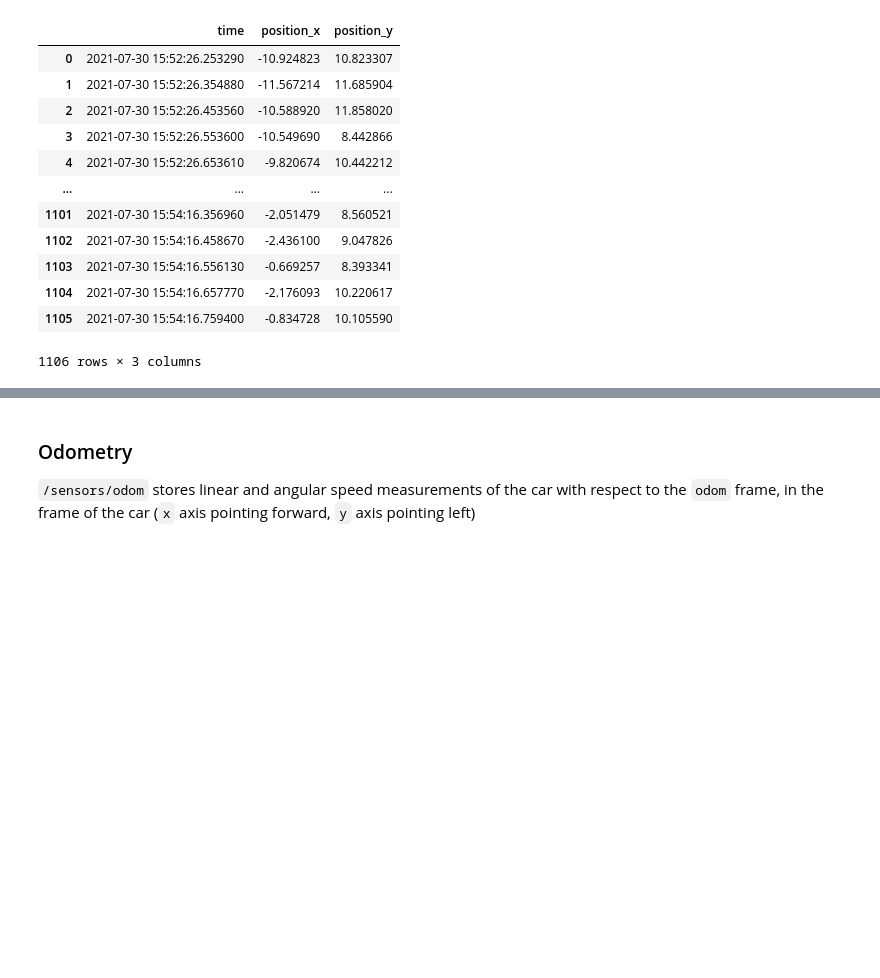
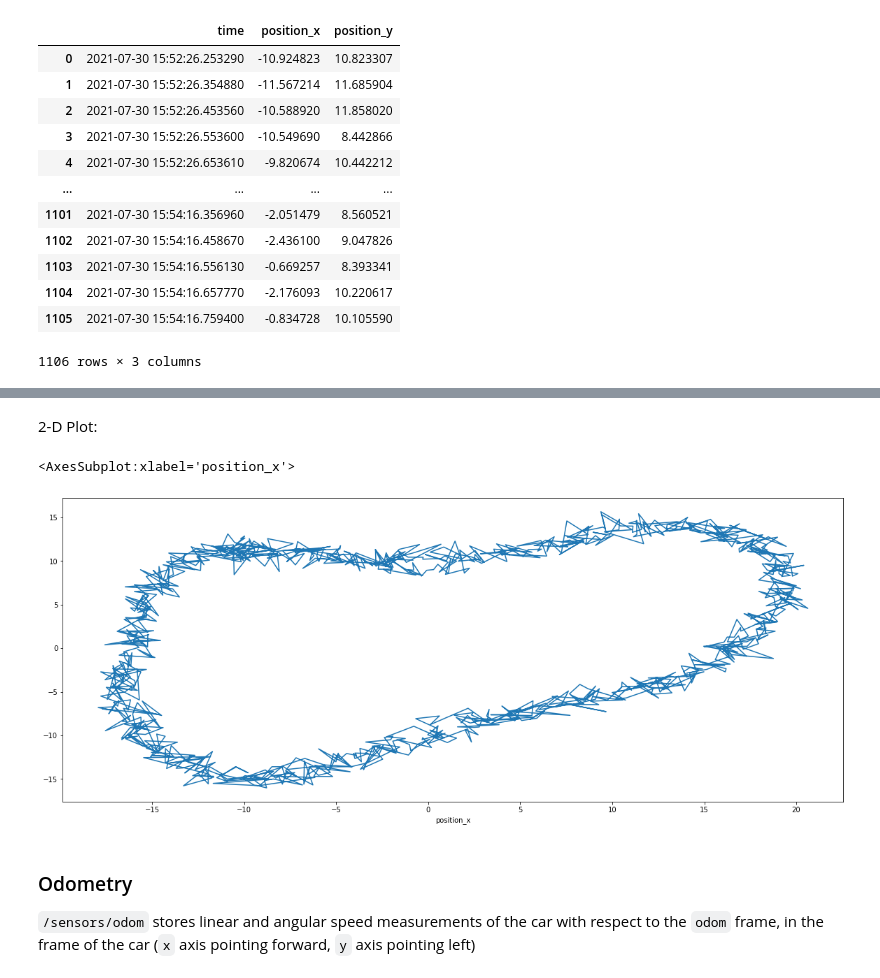
Before and after one commit to Davidelanz/localization-algorithm, a Jupyter notebook: work_description.ipynb, the cells around one changed output, grey strips where cells are left out. Cells and saved outputs as stored; diff of their text form; code cells hidden in the pictures; blank space fills up the shorter version.

```diff
--- a/work_description.ipynb
+++ b/work_description.ipynb
@@ -59,3 +70,10 @@ gnss_df.set_index("time").plot(figsize=(20,8));
+# %% [markdown]
+2-D Plot:
+# %%
+gnss_df.set_index("position_x")["position_y"].plot(figsize=(20,8))
+# %% [output]
+<AxesSubplot:xlabel='position_x'>
+[figure, added]
 # %% [markdown]
 ### Odometry
 
```
Also changed, not shown: parts of 29 cells of this notebook, 4 other files.
